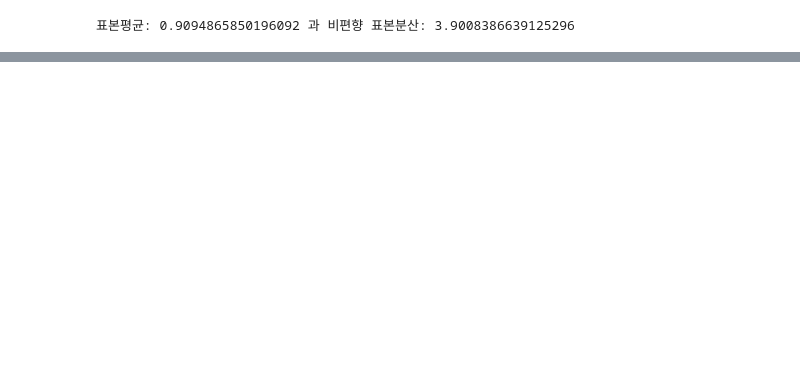
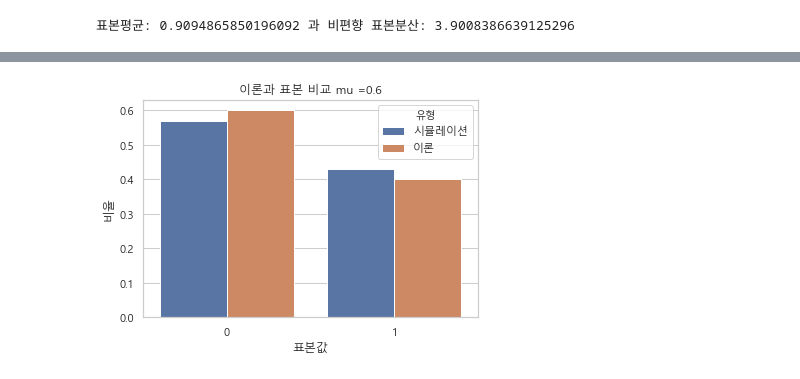
Before and after one commit to h33sun/TIL, a Jupyter notebook: math/20200210 베르누이분포, 이항분포.ipynb, the cells around one changed output, grey strips where cells are left out. Cells and saved outputs as stored; diff of their text form; code cells hidden in the pictures; blank space fills up the shorter version.

```diff
--- a/math/20200210 베르누이분포, 이항분포.ipynb
+++ b/math/20200210 베르누이분포, 이항분포.ipynb
@@ -96,0 +148,8 @@ print('표본평균: {} 과 비편향 표본분산: {}'.format(np.mean(x), x.var
+# %%
+df2 = df.stack().reset_index()
+df2.columns = ['표본값', '유형', '비율']
+plt.title('이론과 표본 비교 mu =0.6')
+sns.barplot(x = '표본값', y = '비율', hue = '유형', data = df2)
+plt.show()
+# %% [output]
+[figure, added]
```
Also changed, not shown: parts of 17 cells of this notebook, 3 other files.
